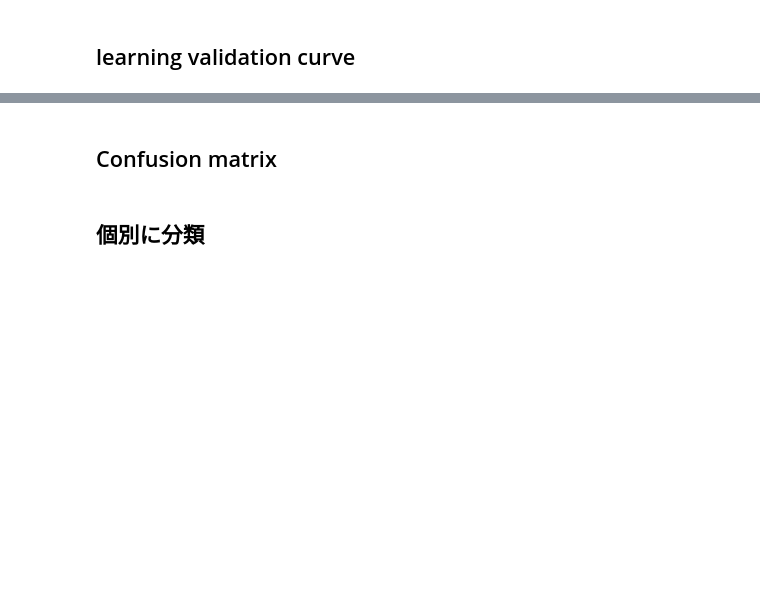
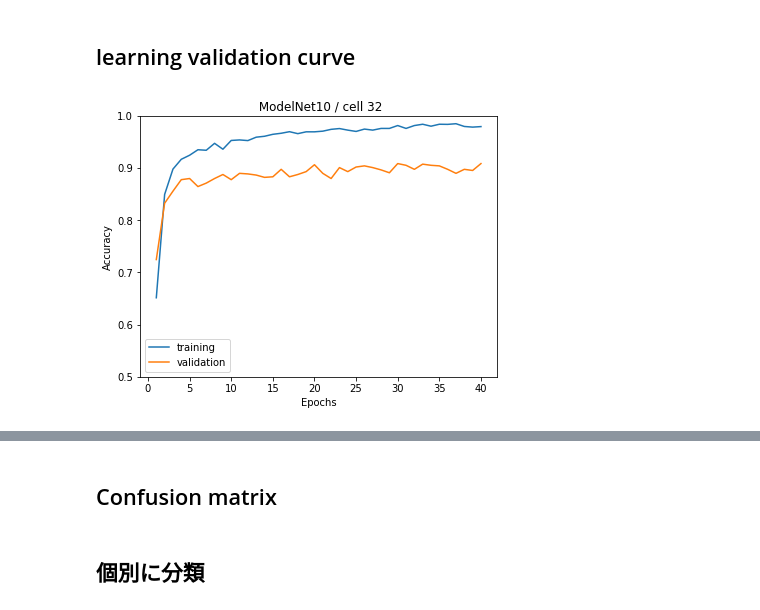
Before and after one commit to tacky0612/classification3dmodel, a Jupyter notebook: Classification_3DSAMPLE.ipynb, the cells around one changed output, grey strips where cells are left out. Cells and saved outputs as stored; diff of their text form; code cells hidden in the pictures; blank space fills up the shorter version.

```diff
--- a/Classification_3DSAMPLE.ipynb
+++ b/Classification_3DSAMPLE.ipynb
@@ -181,8 +79,4 @@ if dataset == "3D_SAMPLE":
 # %%
 train_or_test = ["train","test"]
-# %%
-# optimizer = SGD(lr=learning_rate)
-# optimizer = RMSprop(lr=learning_rate, rho=0.9, epsilon=None, decay=0.0)
-optimizer = Adam(lr=learning_rate)
 # %% [markdown]
 ## Directory関連
@@ -211,0 +83,8 @@ if os.path.exists(dist_dir) == False:
+# %%
+#読み込み，書き込み用ディレクトリ
+data_dir = config.DATA_DIR
+vox_dir = config.VOX_DIR
+fig_dir =  config.FIG_DIR
+dist_dir = config.DIST_DIR
+weights_dir = config.WEIGHTS_DIR
+model_dir = config.MODEL_DIR
@@ -924,3 +538,0 @@ checkpoint = ModelCheckpoint(filepath = os.path.join(weights_dir, "model-{epoch:
-# %%
-# TensorBoard
-callbacks = [make_tensorboard(),checkpoint]
@@ -927,14 +567,2 @@ callbacks = [make_tensorboard(),checkpoint]
 # %% [markdown]
 ## fit
-# %%
-result = model.fit(x_train, y_train,
-                   batch_size=batch_size,
-                   epochs=epochs,
-                   verbose=1,
-                   validation_data=(x_test, y_test) ,
-                   callbacks=callbacks)
-
-time_now = datetime.datetime.now()
-time_now = "_{0}_{1}_{2}_{3}_{4}_{5}".format(time_now.year, time_now.month, time_now.day,
-                                             time_now.hour, time_now.minute, time_now.second)
-model.save_weights(weights_dir+"weights_{0}.h5".format(time_now), False)
@@ -978,13 +615,15 @@ print('Test accuracy:', acc)
 # %%
 rcParams["figure.figsize"] = [6.4, 4.8]
 # %%
-# plt.plot(range(1, len(result.history['acc'])+1), result.history['acc'], label="training")
-# plt.plot(range(1, len(result.history['val_acc'])+1), result.history['val_acc'], label="validation")
-# plt.xlabel('Epochs')
-# plt.ylabel('Accuracy')
-# plt.ylim([0.5,1])
-# plt.legend()
-# plt.title(" {} / cell {}".format(dataset,cell))
-# plt.savefig(fig_dir + 'acc.svg')
-# plt.show()
+plt.plot(range(1, len(result.history['acc'])+1), result.history['acc'], label="training")
+plt.plot(range(1, len(result.history['val_acc'])+1), result.history['val_acc'], label="validation")
+plt.xlabel('Epochs')
+plt.ylabel('Accuracy')
+plt.ylim([0.5,1])
+plt.legend()
+plt.title(" {} / cell {}".format(dataset,cell))
+plt.savefig(fig_dir + 'acc.svg')
+plt.show()
+# %% [output]
+[figure, added]
 # %%
```
Also changed, not shown: parts of 85 cells of this notebook, 9 other files.
